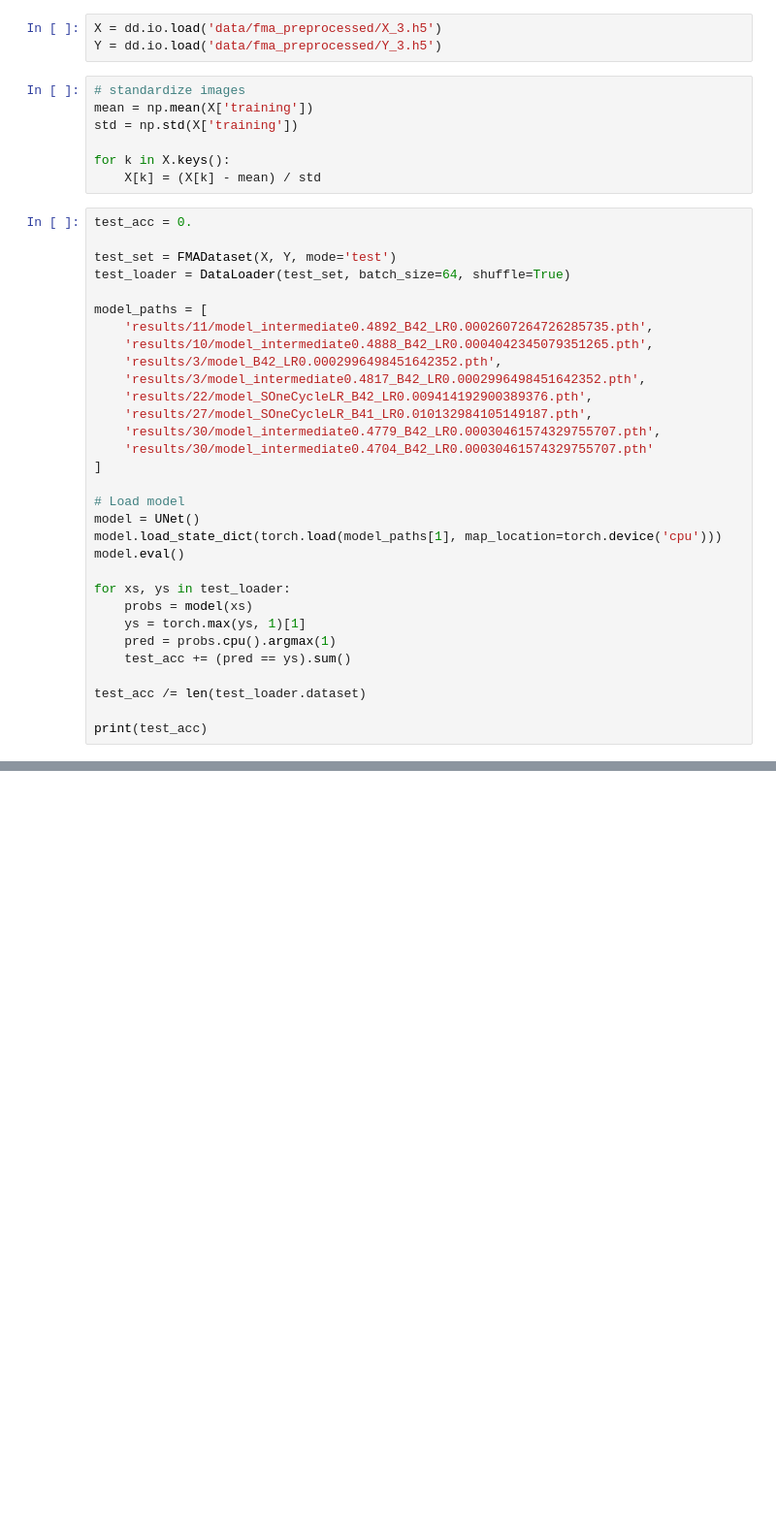
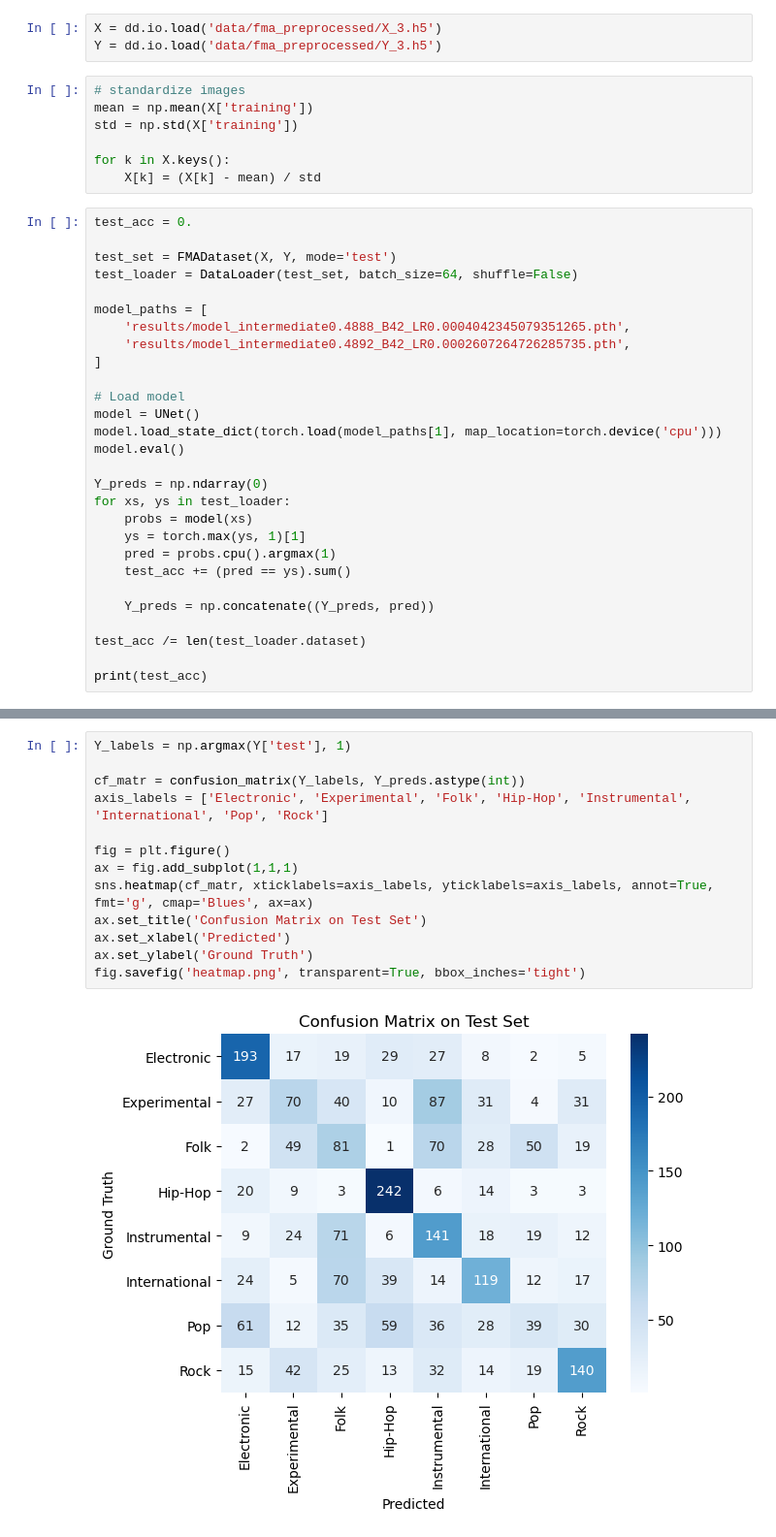
Before and after one commit to markojungo/music-genre-classification, a Jupyter notebook: test.ipynb, the cells around one changed output, grey strips where cells are left out. Shown at 97% size. Saved outputs shown, nothing was run; the diff lists cells and outputs as text; blank space fills up the shorter version.

```diff
--- a/test.ipynb
+++ b/test.ipynb
@@ -39,17 +42,11 @@ for k in X.keys():
 test_acc = 0.
 
 test_set = FMADataset(X, Y, mode='test')
-test_loader = DataLoader(test_set, batch_size=64, shuffle=True)
+test_loader = DataLoader(test_set, batch_size=64, shuffle=False)
 
 model_paths = [
-    'results/11/model_intermediate0.4892_B42_LR0.0002607264726285735.pth',
-    'results/10/model_intermediate0.4888_B42_LR0.0004042345079351265.pth',
-    'results/3/model_B42_LR0.0002996498451642352.pth',
-    'results/3/model_intermediate0.4817_B42_LR0.0002996498451642352.pth',
-    'results/22/model_SOneCycleLR_B42_LR0.009414192900389376.pth',
-    'results/27/model_SOneCycleLR_B41_LR0.010132984105149187.pth',
-    'results/30/model_intermediate0.4779_B42_LR0.00030461574329755707.pth',
-    'results/30/model_intermediate0.4704_B42_LR0.00030461574329755707.pth'
+    'results/model_intermediate0.4888_B42_LR0.0004042345079351265.pth',
+    'results/model_intermediate0.4892_B42_LR0.0002607264726285735.pth',
 ]
 
 # Load model
@@ -57,12 +54,15 @@ model = UNet()
 model.load_state_dict(torch.load(model_paths[1], map_location=torch.device('cpu')))
 model.eval()
 
+Y_preds = np.ndarray(0)
 for xs, ys in test_loader:
     probs = model(xs)
     ys = torch.max(ys, 1)[1]
     pred = probs.cpu().argmax(1)
     test_acc += (pred == ys).sum()
 
+    Y_preds = np.concatenate((Y_preds, pred))
+
 test_acc /= len(test_loader.dataset)
 
 print(test_acc)
@@ -70,0 +71,15 @@ tensor(0.4104)
+# %%
+Y_labels = np.argmax(Y['test'], 1)
+
+cf_matr = confusion_matrix(Y_labels, Y_preds.astype(int))
+axis_labels = ['Electronic', 'Experimental', 'Folk', 'Hip-Hop', 'Instrumental', 'International', 'Pop', 'Rock']
+
+fig = plt.figure()
+ax = fig.add_subplot(1,1,1)
+sns.heatmap(cf_matr, xticklabels=axis_labels, yticklabels=axis_labels, annot=True, fmt='g', cmap='Blues', ax=ax)
+ax.set_title('Confusion Matrix on Test Set')
+ax.set_xlabel('Predicted')
+ax.set_ylabel('Ground Truth')
+fig.savefig('heatmap.png', transparent=True, bbox_inches='tight')
+# %% [output]
+[figure, added]
```
Also changed, not shown: parts of 3 cells of this notebook, 9 other files.
